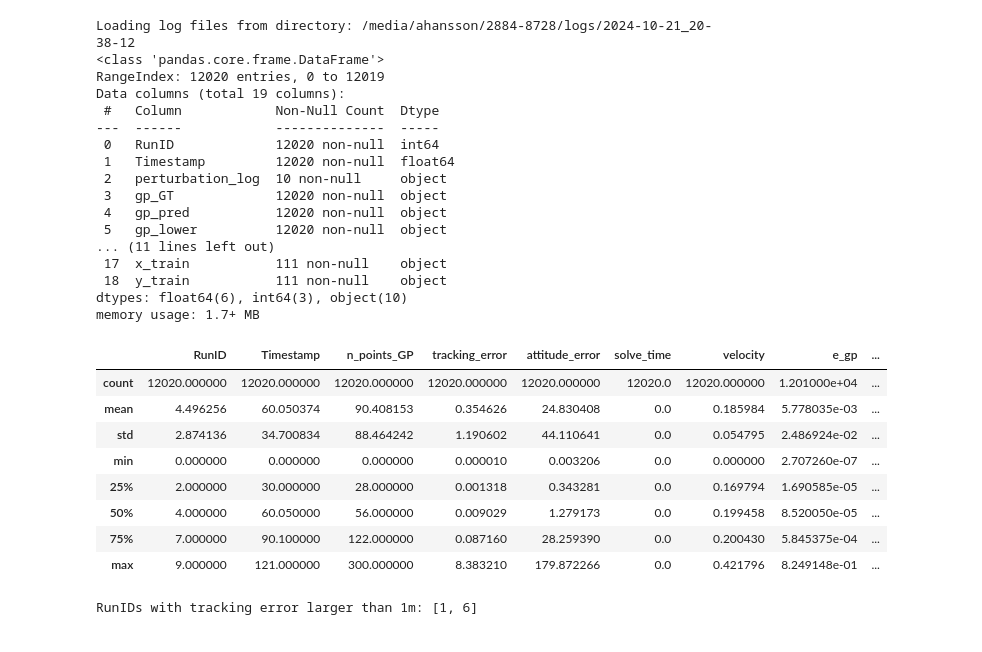
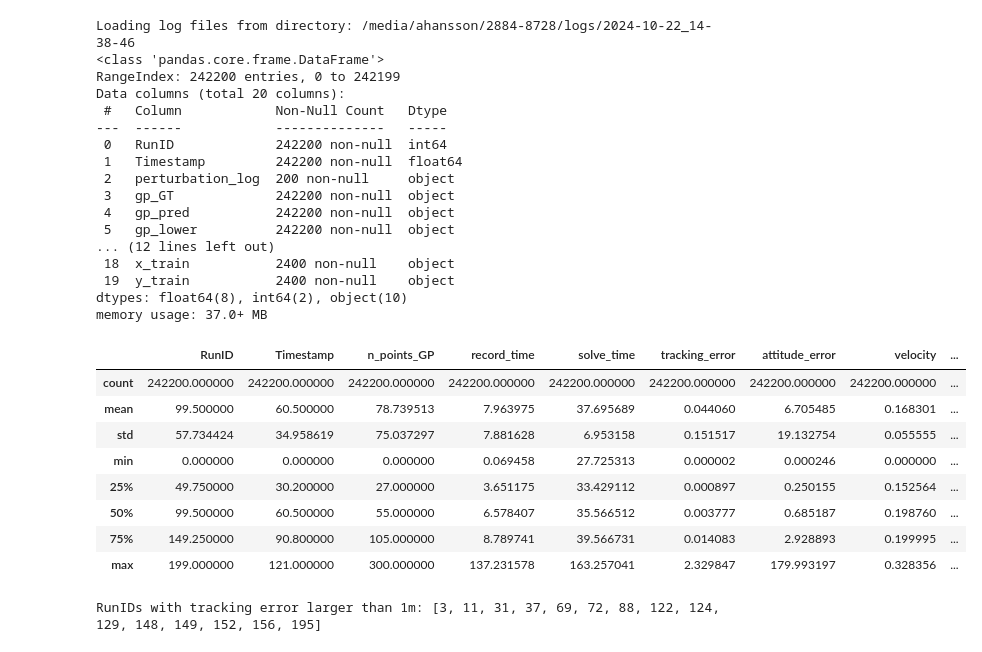
Before and after one commit to albee/smallsat-sim, a Jupyter notebook: smallsat_sim/misc/MC_results.ipynb, the cells around one changed output. Saved outputs shown, nothing was run; the diff lists cells and outputs as text; code cells hidden in the pictures.

```diff
--- a/smallsat_sim/misc/MC_results.ipynb
+++ b/smallsat_sim/misc/MC_results.ipynb
@@ -40,41 +36,41 @@ mpl.rcParams['ytick.labelsize'] = 12
 # %%
 # Create Logger object (needed to load data)
 logger = Logger()
 
 # Load the pandas dataframe
-df = logger.load_log()
+df = logger.load_log("2024-10-22_14-38-46")
 
 # Print some information about the df
 df.shape
 df.info()
 df.describe()
 # %% [output]
-Loading log files from directory: /media/ahansson/2884-8728/logs/2024-10-21_20-38-12
+Loading log files from directory: /media/ahansson/2884-8728/logs/2024-10-22_14-38-46
 <class 'pandas.core.frame.DataFrame'>
-RangeIndex: 12020 entries, 0 to 12019
-Data columns (total 19 columns):
- #   Column            Non-Null Count  Dtype
----  ------            --------------  -----
- 0   RunID             12020 non-null  int64
- 1   Timestamp         12020 non-null  float64
- 2   perturbation_log  10 non-null     object
- 3   gp_GT             12020 non-null  object
- 4   gp_pred           12020 non-null  object
- 5   gp_lower          12020 non-null  object
-... (11 lines left out)
- 17  x_train           111 non-null    object
- 18  y_train           111 non-null    object
-dtypes: float64(6), int64(3), object(10)
-memory usage: 1.7+ MB
+RangeIndex: 242200 entries, 0 to 242199
+Data columns (total 20 columns):
+ #   Column            Non-Null Count   Dtype
+---  ------            --------------   -----
+ 0   RunID             242200 non-null  int64
+ 1   Timestamp         242200 non-null  float64
+ 2   perturbation_log  200 non-null     object
+ 3   gp_GT             242200 non-null  object
+ 4   gp_pred           242200 non-null  object
+ 5   gp_lower          242200 non-null  object
+... (12 lines left out)
+ 18  x_train           2400 non-null    object
+ 19  y_train           2400 non-null    object
+dtypes: float64(8), int64(2), object(10)
+memory usage: 37.0+ MB
-|  | RunID | Timestamp | n_points_GP | tracking_error | attitude_error | solve_time | velocity | e_gp | ... |
-| count | 12020.000000 | 12020.000000 | 12020.000000 | 12020.000000 | 12020.000000 | 12020.0 | 12020.000000 | 1.201000e+04 | ... |
-| mean | 4.496256 | 60.050374 | 90.408153 | 0.354626 | 24.830408 | 0.0 | 0.185984 | 5.778035e-03 | ... |
-| std | 2.874136 | 34.700834 | 88.464242 | 1.190602 | 44.110641 | 0.0 | 0.054795 | 2.486924e-02 | ... |
-| min | 0.000000 | 0.000000 | 0.000000 | 0.000010 | 0.003206 | 0.0 | 0.000000 | 2.707260e-07 | ... |
-| 25% | 2.000000 | 30.000000 | 28.000000 | 0.001318 | 0.343281 | 0.0 | 0.169794 | 1.690585e-05 | ... |
-| 50% | 4.000000 | 60.050000 | 56.000000 | 0.009029 | 1.279173 | 0.0 | 0.199458 | 8.520050e-05 | ... |
-| 75% | 7.000000 | 90.100000 | 122.000000 | 0.087160 | 28.259390 | 0.0 | 0.200430 | 5.845375e-04 | ... |
-| max | 9.000000 | 121.000000 | 300.000000 | 8.383210 | 179.872266 | 0.0 | 0.421796 | 8.249148e-01 | ... |
+|  | RunID | Timestamp | n_points_GP | record_time | solve_time | tracking_error | attitude_error | velocity | ... |
+| count | 242200.000000 | 242200.000000 | 242200.000000 | 242200.000000 | 242200.000000 | 242200.000000 | 242200.000000 | 242200.000000 | ... |
+| mean | 99.500000 | 60.500000 | 78.739513 | 7.963975 | 37.695689 | 0.044060 | 6.705485 | 0.168301 | ... |
+| std | 57.734424 | 34.958619 | 75.037297 | 7.881628 | 6.953158 | 0.151517 | 19.132754 | 0.055555 | ... |
+| min | 0.000000 | 0.000000 | 0.000000 | 0.069458 | 27.725313 | 0.000002 | 0.000246 | 0.000000 | ... |
+| 25% | 49.750000 | 30.200000 | 27.000000 | 3.651175 | 33.429112 | 0.000897 | 0.250155 | 0.152564 | ... |
+| 50% | 99.500000 | 60.500000 | 55.000000 | 6.578407 | 35.566512 | 0.003777 | 0.685187 | 0.198760 | ... |
+| 75% | 149.250000 | 90.800000 | 105.000000 | 8.789741 | 39.566731 | 0.014083 | 2.928893 | 0.199995 | ... |
+| max | 199.000000 | 121.000000 | 300.000000 | 137.231578 | 163.257041 | 2.329847 | 179.993197 | 0.328356 | ... |
 # %%
 # Calculate and print the mean tracking error of all run ids
 mean_tracking_error = df.groupby("RunID")["tracking_error"].mean()
@@ -88,5 +84,5 @@ run_ids_with_error_gt_1m = run_ids_with_error_gt_1m[run_ids_with_error_gt_1m].in
 
 print(f'RunIDs with tracking error larger than 1m: {run_ids_with_error_gt_1m}')
 # %% [output]
-RunIDs with tracking error larger than 1m: [1, 6]
+RunIDs with tracking error larger than 1m: [3, 11, 31, 37, 69, 72, 88, 122, 124, 129, 148, 149, 152, 156, 195]
 # %%
```
Also changed, not shown: parts of 8 cells of this notebook, 5 other files.
